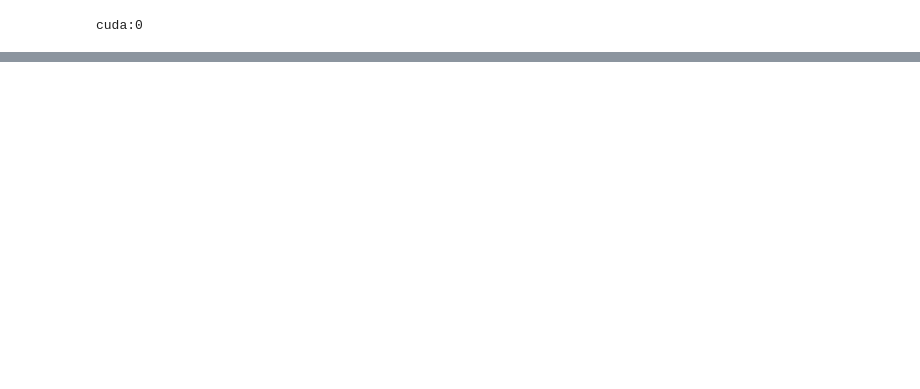
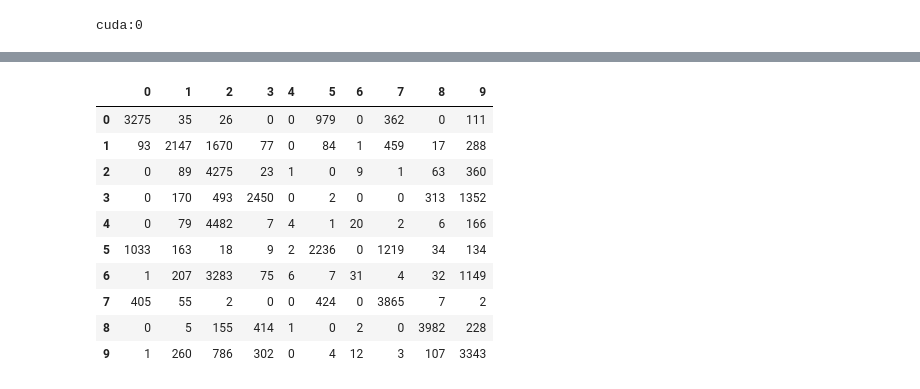
Before and after one commit to TheOneCodeGuy/AutoAssociationNN-RBM-AutoEncoders, a Jupyter notebook: Q4.ipynb, the cells around one changed output, grey strips where cells are left out. Cells and saved outputs as stored; diff of their text form; code cells hidden in the pictures; blank space fills up the shorter version.

```diff
--- a/Q4.ipynb
+++ b/Q4.ipynb
@@ -276 +292,20 @@ Epoch 1 : Loss = 2303.9345417022705
 KeyboardInterrupt:
+# %%
+with torch.no_grad():
+
+    test_loss = 0.0
+    y_test = []
+    y_test_pred = []
+
+    for data in trainloader:
+
+        X, y = data[0].to(device), data[1].to(device)
+        y_hat = classifier(X)
+        test_loss += criterion(y_hat, y)
+
+        y_test.extend(list(y.cpu().detach().numpy()))
+        y_test_pred.extend(list(torch.argmax(y_hat, axis=1).cpu().detach().numpy()))
+
+print('Train Loss =', test_loss.item())
+pd.DataFrame(confusion_matrix(y_test, y_test_pred))
+# %% [output]
@@ -276,0 +313,11 @@ KeyboardInterrupt:
+|  | 0 | 1 | 2 | 3 | 4 | 5 | 6 | 7 | 8 | 9 |
+| 0 | 3275 | 35 | 26 | 0 | 0 | 979 | 0 | 362 | 0 | 111 |
+| 1 | 93 | 2147 | 1670 | 77 | 0 | 84 | 1 | 459 | 17 | 288 |
+| 2 | 0 | 89 | 4275 | 23 | 1 | 0 | 9 | 1 | 63 | 360 |
+| 3 | 0 | 170 | 493 | 2450 | 0 | 2 | 0 | 0 | 313 | 1352 |
+| 4 | 0 | 79 | 4482 | 7 | 4 | 1 | 20 | 2 | 6 | 166 |
+| 5 | 1033 | 163 | 18 | 9 | 2 | 2236 | 0 | 1219 | 34 | 134 |
+| 6 | 1 | 207 | 3283 | 75 | 6 | 7 | 31 | 4 | 32 | 1149 |
+| 7 | 405 | 55 | 2 | 0 | 0 | 424 | 0 | 3865 | 7 | 2 |
+| 8 | 0 | 5 | 155 | 414 | 1 | 0 | 2 | 0 | 3982 | 228 |
+| 9 | 1 | 260 | 786 | 302 | 0 | 4 | 12 | 3 | 107 | 3343 |
```
Also changed, not shown: parts of 10 cells of this notebook, 1 other file.
